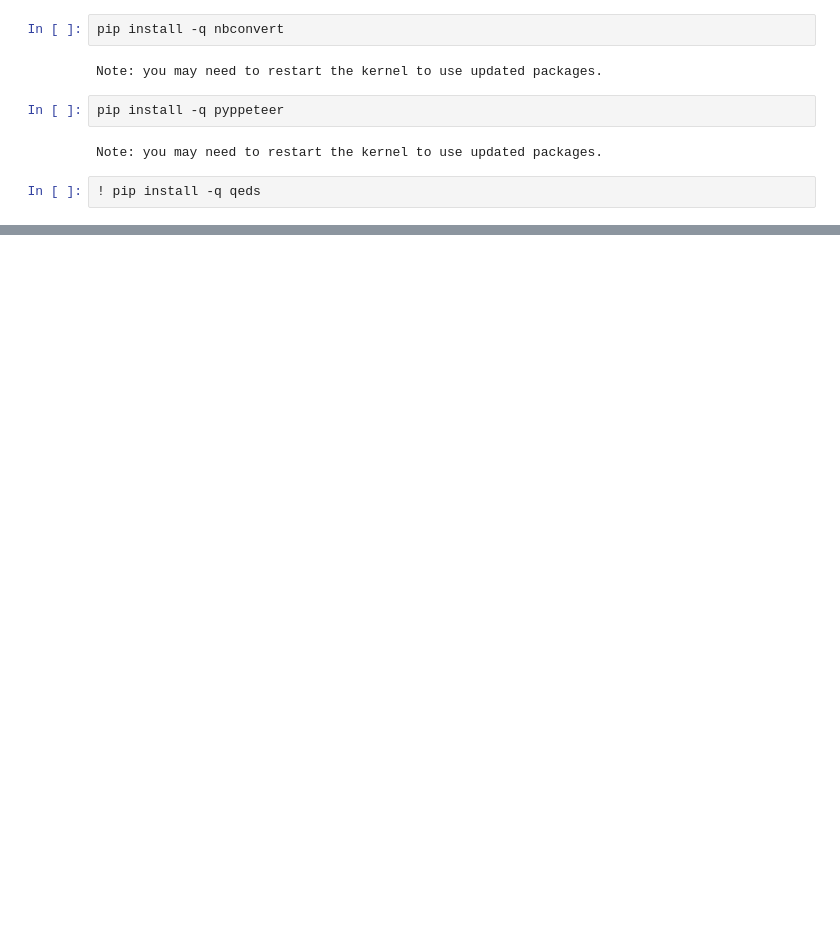
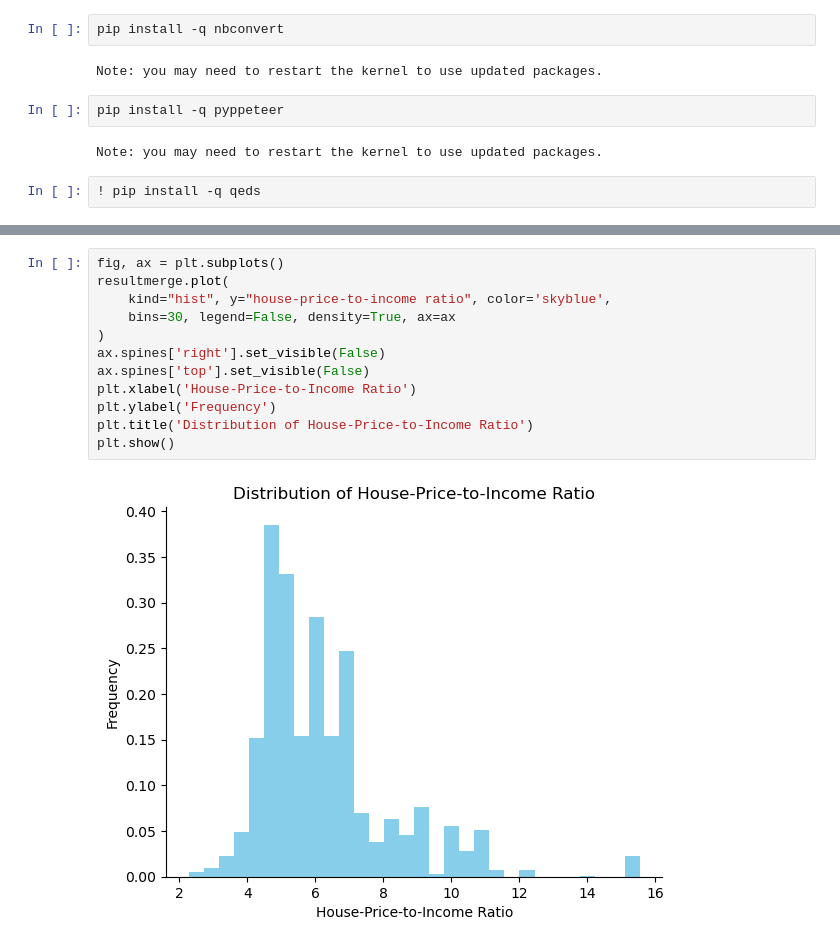
Before and after one commit to ECO225-W2025/eco225-project-code-DianaShen1224, a Jupyter notebook: Code/codebook.ipynb, the cells around one changed output, grey strips where cells are left out. Saved outputs shown, nothing was run; the diff lists cells and outputs as text; blank space fills up the shorter version.

```diff
--- a/Code/codebook.ipynb
+++ b/Code/codebook.ipynb
@@ -35,0 +296,14 @@ print(df_selected.describe())
+# %%
+fig, ax = plt.subplots()
+resultmerge.plot(
+    kind="hist", y="house-price-to-income ratio", color='skyblue',
+    bins=30, legend=False, density=True, ax=ax
+)
+ax.spines['right'].set_visible(False)
+ax.spines['top'].set_visible(False)
+plt.xlabel('House-Price-to-Income Ratio')
+plt.ylabel('Frequency')
+plt.title('Distribution of House-Price-to-Income Ratio')
+plt.show()
+# %% [output]
+[figure, added]
```
Also changed, not shown: parts of 51 cells of this notebook.
